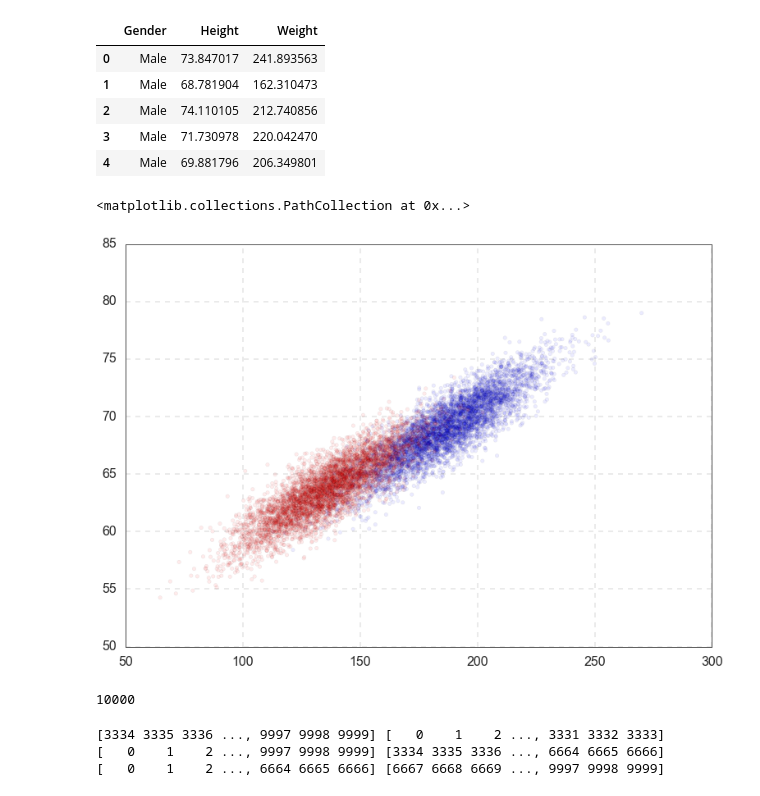
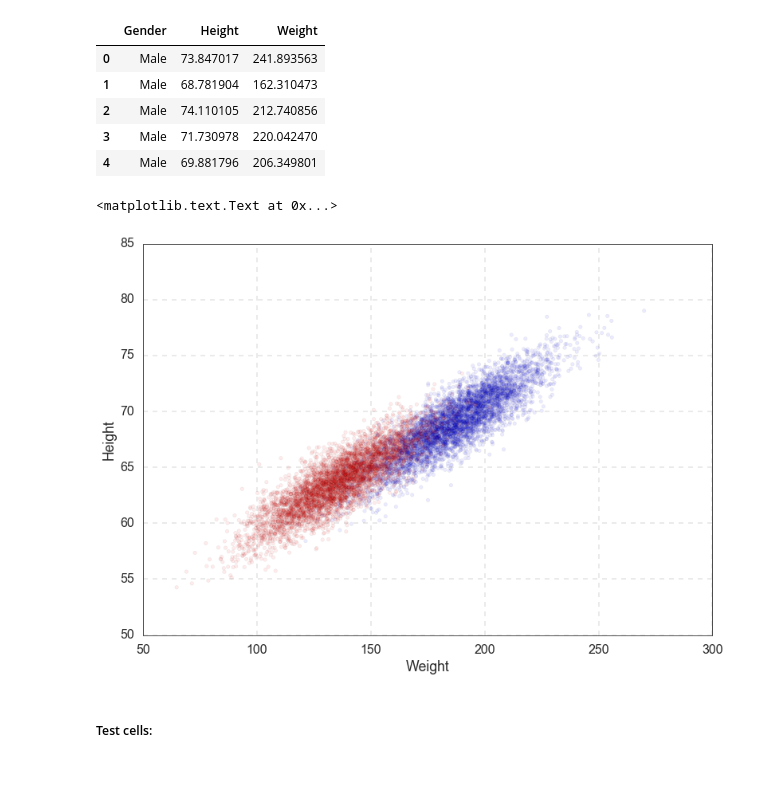
Before and after one commit to zazencodes/Harvard_labs_cs109, a Jupyter notebook: Lab5_classification.ipynb, the cells around one changed output. Drawn from its saved outputs; the diff is of its cells as text; code cells hidden in the pictures.

```diff
--- a/Lab5_classification.ipynb
+++ b/Lab5_classification.ipynb
@@ -85,8 +85,3 @@ dflog.head()
 | 2 | Male | 74.110105 | 212.740856 |
 | 3 | Male | 71.730978 | 220.042470 |
 | 4 | Male | 69.881796 | 206.349801 |
-# %%
-plt.scatter(dflog.Weight, dflog.Height, c=[cm_bright.colors[i] for i in dflog.Gender=="Male"], alpha=0.08)
-# %% [output]
-<matplotlib.collections.PathCollection at 0x...>
-[figure, removed]
@@ -104,11 +88,7 @@ def cv_score(clf, x, y, score_func=accuracy_score):
-# %%
-dflog.Gender.size
-# %% [output]
-10000
-# %%
-for train, test in KFold(dflog.Gender.size, 3):
-    print(train, test)
-# %% [output]
-[3334 3335 3336 ..., 9997 9998 9999] [   0    1    2 ..., 3331 3332 3333]
-[   0    1    2 ..., 9997 9998 9999] [3334 3335 3336 ..., 6664 6665 6666]
-[   0    1    2 ..., 6664 6665 6666] [6667 6668 6669 ..., 9997 9998 9999]
+# %%
+plt.scatter(dflog.Weight, dflog.Height, c=[cm_bright.colors[i] for i in dflog.Gender=="Male"], alpha=0.08)
+plt.xlabel('Weight')
+plt.ylabel('Height')
+# %% [output]
+<matplotlib.text.Text at 0x...>
+[figure, added]
@@ -114,0 +109,2 @@ for train, test in KFold(dflog.Gender.size, 3):
+# %% [markdown]
+##### Test cells:
```
Also changed, not shown: parts of 81 cells of this notebook, 2 other files.
